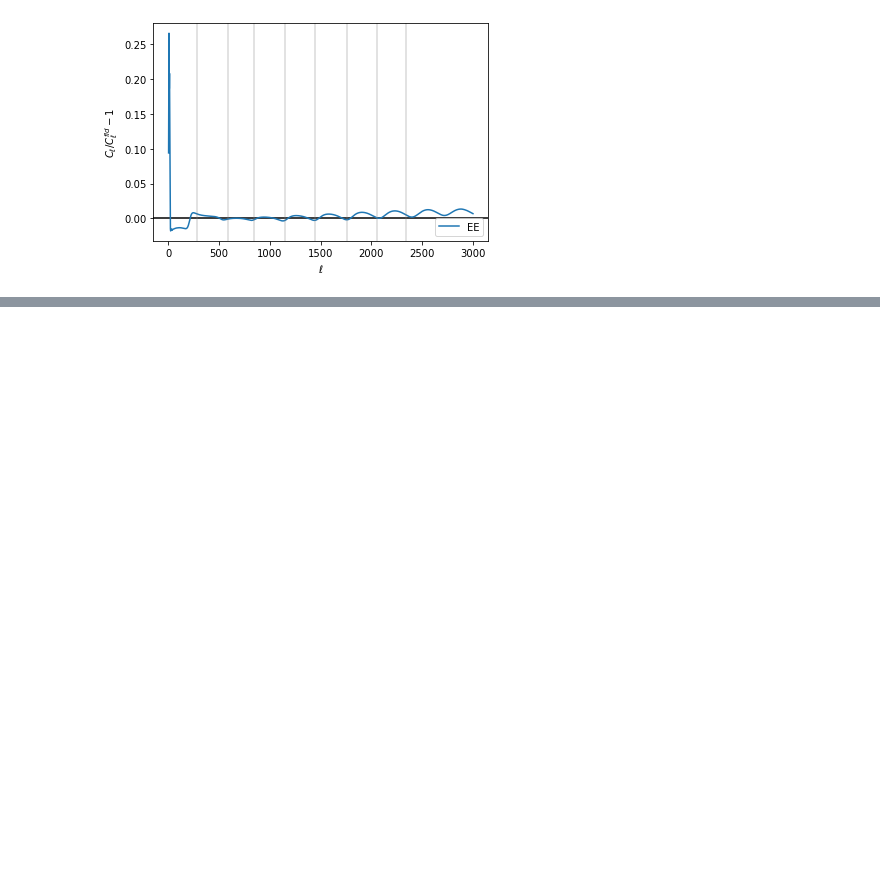
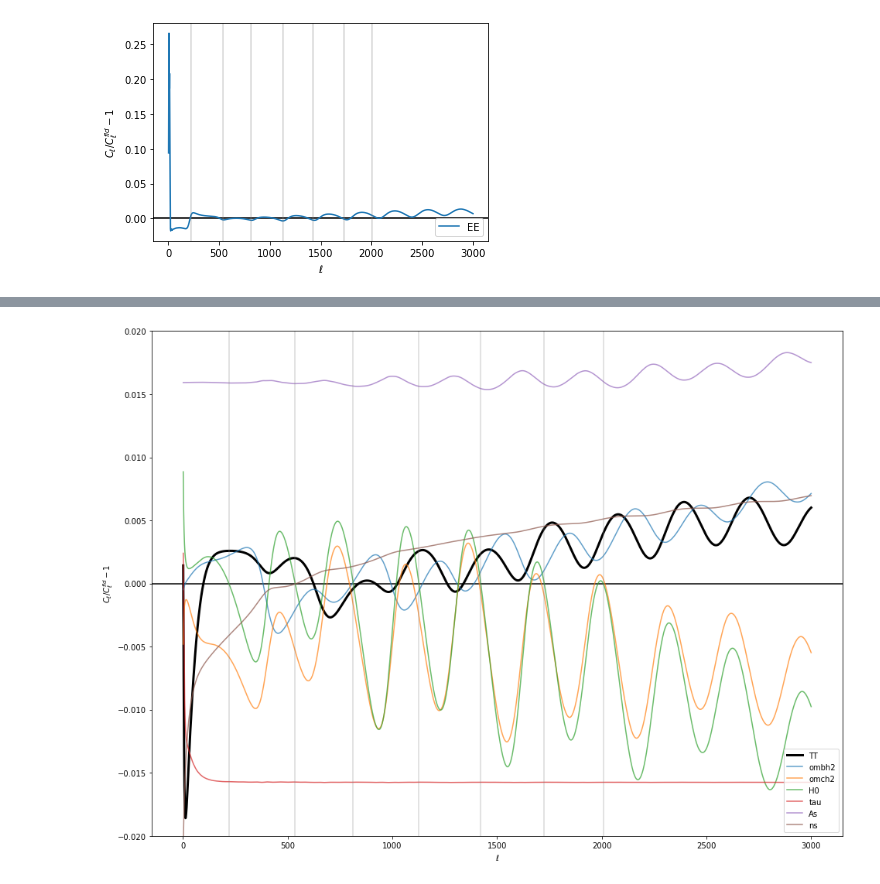
Before and after one commit to EmmanuelSchaan/CobayaExploration, a Jupyter notebook: omegam_cut.ipynb, the cells around one changed output, grey strips where cells are left out. Saved outputs shown, nothing was run; the diff lists cells and outputs as text; code cells hidden in the pictures; blank space fills up the shorter version.

Commit message:
added Cl responses

```diff
--- a/omegam_cut.ipynb
+++ b/omegam_cut.ipynb
@@ -276,8 +336,8 @@ ax.plot(L, ClEEPlanckCut / ClEEPlanck - 1., label=r'EE')
 #
 # Add quick markers to roughly locate the acoustic peaks
 for l in L[50:]:
-    value = L[l]**4*ClTTPlanck[l]
-    nearbyValues = L[l-10:l+10]**4*ClTTPlanck[l-10:l+10]
+    value = L[l]**2*ClTTPlanck[l]
+    nearbyValues = L[l-10:l+10]**2*ClTTPlanck[l-10:l+10]
     if value==np.max(nearbyValues):
         ax.axvline(l, c='gray', alpha=0.3)
 #
@@ -290,0 +375,16 @@ plt.show()
+# %%
+dCldOldTT = {}
+dCldOldTE = {}
+dCldOldEE = {}
+dThetaStardOld = {}
+
+for key in params.keys():
+    parNew = params.copy()
+    parNew[key] = paramsHigh[key]
+    L, ClTTH, ClTEH, ClEEH, thetaStarH = getCl(parNew)
+    parNew = params.copy()
+    parNew[key] = paramsLow[key]
+    L, ClTTL, ClTEL, ClEEL, thetaStarL = getCl(parNew)
+
+    dCldOldTT[key] = (ClTTH - ClTTL) / (paramsHigh[key] - paramsLow[key])
+    dThetaStardOld[key] = (thetaStarH - thetaStarL) / (paramsHigh[key] - paramsLow[key])
@@ -290,0 +405,30 @@ plt.show()
+# %%
+fig=plt.figure(0, figsize=(16, 12))
+ax=fig.add_subplot(111)
+#
+ax.axhline(0., c='k')
+#
+ax.plot(L, ClTTPlanckCut / ClTTPlanck - 1., 'k', lw=3, label=r'TT')
+#
+# Add response to cosmological parameters
+for key in dCldOldTT.keys():
+    ax.plot(L, paramStd[key] * dCldOldTT[key]/ClTTPlanck, alpha=0.7, label=key)
+
+#
+# Add quick markers to roughly locate the acoustic peaks
+for l in L[50:]:
+    value = L[l]**2*ClTTPlanck[l]
+    nearbyValues = L[l-10:l+10]**2*ClTTPlanck[l-10:l+10]
+    if value==np.max(nearbyValues):
+        ax.axvline(l, c='gray', alpha=0.3)
+#
+ax.legend(loc=4)
+# ax.set_yscale('log', nonpositive='clip')
+# ax.set_ylim((-0.01, 0.01))
+ax.set_ylim((-0.02, 0.02))
+ax.set_xlabel(r'$\ell$')
+ax.set_ylabel(r'$C_\ell / C_\ell^{fid} - 1$')
+
+plt.show()
+# %% [output]
+[figure, added]
```
Also changed, not shown: parts of 29 cells of this notebook, 2 other files.
